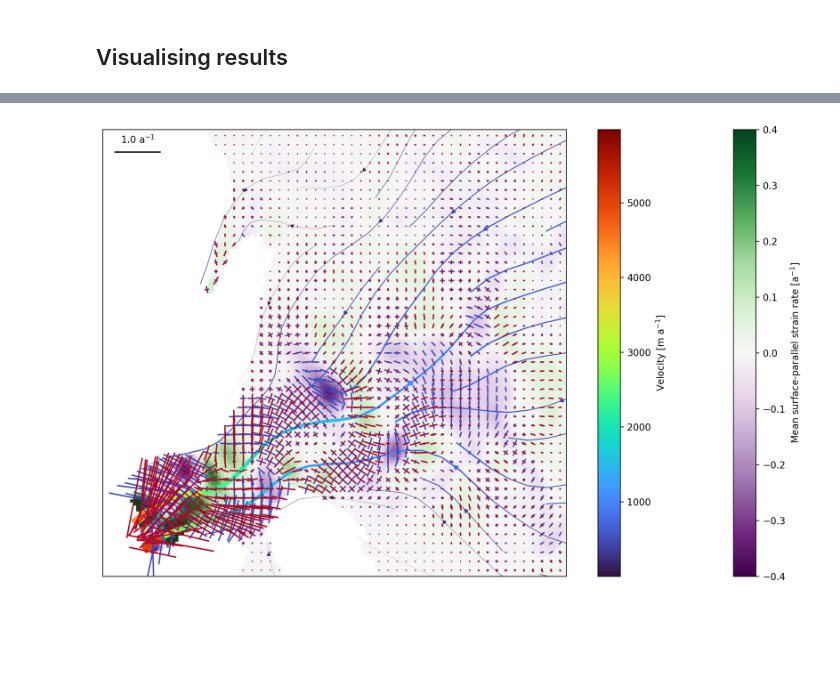
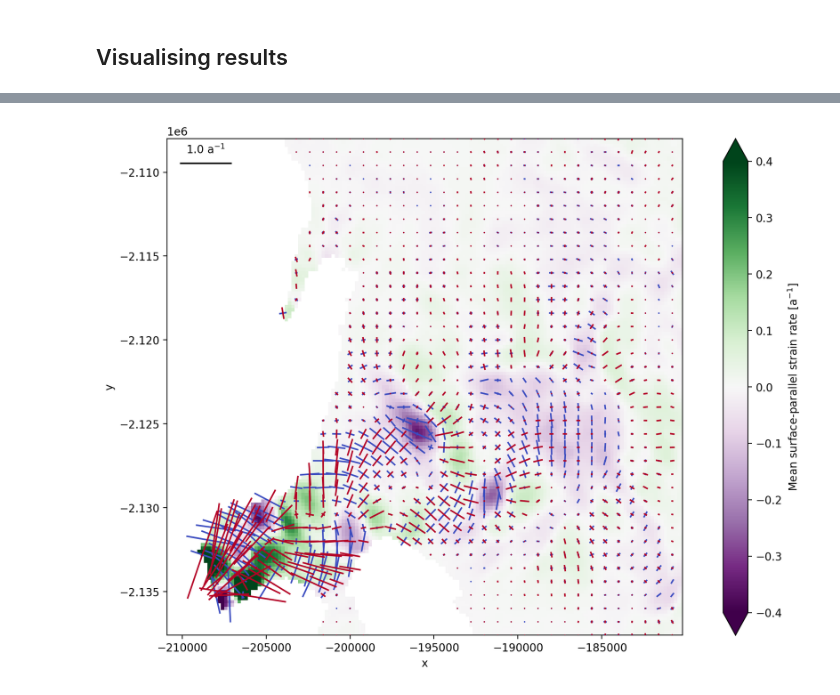
Before and after one commit to trchudley/glacier-strain-tools, a Jupyter notebook: example.ipynb, the cells around one changed output, grey strips where cells are left out. Drawn from its saved outputs; the diff is of its cells as text; code cells hidden in the pictures; blank space fills up the shorter version.

```diff
--- a/example.ipynb
+++ b/example.ipynb
@@ -104,7 +154,20 @@ print(np.nanmean(np.abs(e_2 - e_2_alt)))
 # %%
+
 angle = strain_tools.flow_direction(vx, vy)
-e_lon, e_trn, e_shr = strain_tools.rotated_strain_rates(e_xx, e_yy, e_xy, angle)
-e_E = strain_tools.effective_strain_rate(e_xx, e_yy, e_xy)
-e_M = 0.5 * (e_1 + e_2) # mean surface-parallel strain rate
+
+rotated_strain_rates = strain_tools.rotated_strain_rates(
+    log_strain_rates.e_xx,
+    log_strain_rates.e_yy,
+    log_strain_rates.e_xy,
+    angle
+)
+
+e_E = strain_tools.effective_strain_rate(
+    log_strain_rates.e_xx,
+    log_strain_rates.e_yy,
+    log_strain_rates.e_xy,
+)
+
+e_M = 0.5 * (principal_strain_rates.e_1 + principal_strain_rates.e_2) # mean surface-parallel strain rate (see Chudley _et al._ 2021)
 # %% [markdown]
 ## Visualising results
@@ -130,51 +194,61 @@ plt.show()
 # %%
 
 # Broadly appropriate visulation variables for satellite data
 vmax = 0.4        # Set colour extent for background image
 arrowsize = 0     # Set arrows to zero so as not to visualise
 lw = .003         # Line width
 arrowscale = 10   # Scale length of arrows. General: 20-30. Inland: 3
-show_every = 3    # Show principal strain cross every n grid cells
+show_every = 4    # Show principal strain cross every n grid cells
 
 # Plot every Nth quiver as per https://stackoverflow.com/questions/33576572/python-quiver-options
-skip = (slice(None, None, show_every), slice(None, None, show_every))
+skip = slice(None, None, show_every)
 
 # Derive binary directions for extensional and compressional quivers (for colouring)
 with np.errstate(invalid='ignore'):  # ignore runtime warnings in comparisons against np.nans
-    e1colour = np.where(e_1 > 0, 1, -1)
-    e2colour = np.where(e_2 > 0, 1, -1)
+    principal_strain_rates['e1colour'] = (('y', 'x'), np.where(principal_strain_rates.e_1 > 0, 1, -1))
+    principal_strain_rates['e2colour'] = (('y', 'x'), np.where(principal_strain_rates.e_2 > 0, 1, -1))
 
-fig, ax = plt.subplots(figsize=(12,7))
+# Initiate figure
+fig, ax = plt.subplots(figsize=(12,7), layout='constrained')
 
-# Plot strain
-im = ax.imshow(e_M, cmap="PRGn", extent=extent, vmin=-vmax, vmax=vmax)
-cbar = plt.colorbar(im, ax=ax, label="Mean surface-parallel strain rate [$\mathregular{a^{-1}}$]")
+# Plot mean strain
+im = e_M.plot(ax=ax, cmap="PRGn", vmin=-vmax, vmax=vmax, cbar_kwargs={'label': "Mean surface-parallel strain rate [$\mathregular{a^{-1}}$]"})
 
-# Plot streamplot - use flipped *_flip variables from earlier, and also flip vv for line colour/width
-strm = ax.streamplot(X_flip, Y_flip, vx_flip, vy_flip, color=np.flipud(vv), cmap="turbo", linewidth=np.flipud(vv)/500, density=1.5)
-cbar = plt.colorbar(strm.lines, label="Velocity [m $\mathregular{a^{-1}}$]")
+# # Plot second principal strain quivers
+e2_qvr = ax.quiver(
+    principal_strain_rates.x[skip],
+    principal_strain_rates.y[skip],
+    principal_strain_rates.e_2U[skip, skip],
+    principal_strain_rates.e_2V[skip, skip],
+    principal_strain_rates.e2colour[skip, skip],
+    scale=arrowscale, cmap='coolwarm', clim=(-1, +1),
+    pivot='mid', headaxislength=arrowsize, headlength=arrowsize,
+    width=lw, zorder=3
+)
 
-# Plot second principal strain
-e2_qvr = ax.quiver( X[skip], Y[skip], e_2U[skip],  e_2V[skip], e2colour[skip], scale=arrowscale, cmap='coolwarm', clim=(-1, +1),
-                 pivot='mid', headaxislength=arrowsize, headlength=arrowsize, width=lw, zorder=3)
-# Plot first principal strain
-e1_qvr = ax.quiver( X[skip], Y[skip], e_1U[skip],  e_1V[skip], e1colour[skip], scale=arrowscale, cmap='coolwarm', clim=(-1, +1),
-                pivot='mid', headaxislength=arrowsize, headlength=arrowsize, width=lw, zorder=3)
-
+# Plot first principal strain quivers
+e1_qvr = ax.quiver(
+    principal_strain_rates.x[skip],
+    principal_strain_rates.y[skip],
+    principal_strain_rates.e_1U[skip, skip],
+    principal_strain_rates.e_1V[skip, skip],
+    principal_strain_rates.e1colour[skip, skip],
+    scale=arrowscale, cmap='coolwarm', clim=(-1, +1),
+    pivot='mid', headaxislength=arrowsize, headlength=arrowsize,
+    width=lw, zorder=3
+)
 
 # Plot quiver key
 quivlength = arrowscale/10
 unit=' $\mathregular{a^{-1}}$'
 plt.quiverkey(e1_qvr, X=.075, Y=0.95, U=quivlength, labelpos='N', label=str(quivlength)+unit, color='k', labelcolor='k')
 
-
 # zoom in
 ax.set_xlim(-210900, -180200)
 ax.set_ylim(-2137600, -2108000)
 
 # Wrap up
-ax.tick_params(bottom=False, labelbottom=False, left=False, labelleft=False)
-plt.tight_layout()
-plt.show()
+ax.set_title(None)
+ax.set_aspect('equal')
 # %% [output]
-[figure, old version]
+[figure, new version]
```
Also changed, not shown: parts of 25 cells of this notebook, 5 other files.
